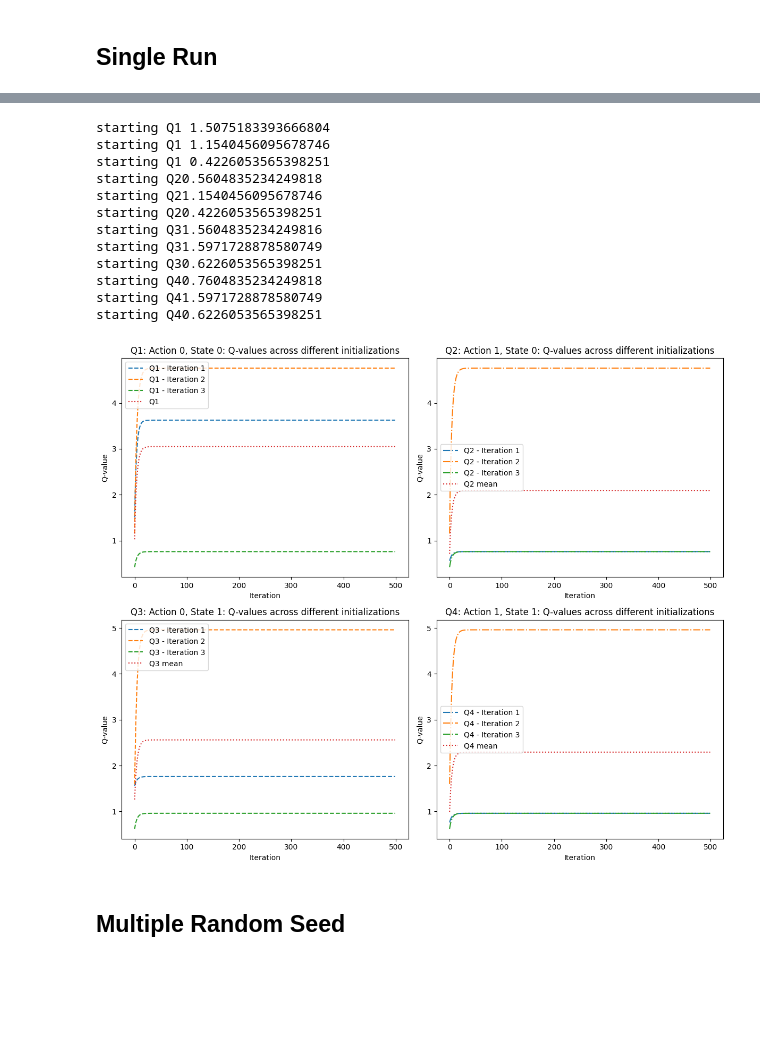
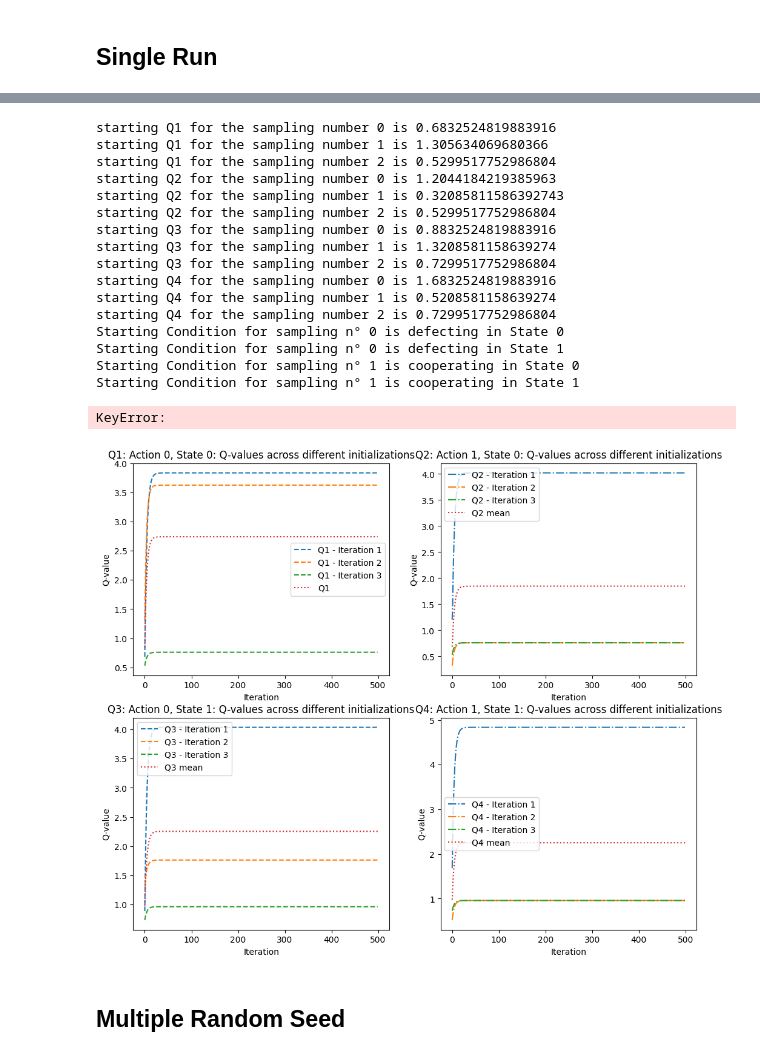
Before and after one commit to AE452/SDES, a Jupyter notebook: SingleAgent_debug_analysis.ipynb, the cells around one changed output, grey strips where cells are left out. Drawn from its saved outputs; the diff is of its cells as text; code cells hidden in the pictures; blank space fills up the shorter version.

Commit message:
added initial condition

```diff
--- a/SingleAgent_debug_analysis.ipynb
+++ b/SingleAgent_debug_analysis.ipynb
@@ -108,46 +110,78 @@ axs[0, 1].set_ylabel("Q-value")
 axs[0, 1].legend()
 
 # Plot all Q3 values from all DataFrames in a single subplot
 for i in range(len(dfs)):
     print(f"starting Q3 for the sampling number {i} is {dfs[i]['Q3'][0]}")
     axs[1, 0].plot(dfs[i]['Q3'], linestyle='--', label=f"Q3 - Iteration {i+1}")
 axs[1, 0].plot(mean_df['Q3'], linestyle=':', label=f"Q3 mean")
 
 axs[1, 0].set_title("Q3: Action 0, State 1: Q-values across different initializations")
 axs[1, 0].set_xlabel("Iteration")
 axs[1, 0].set_ylabel("Q-value")
 axs[1, 0].legend()
 
 # Plot all Q4 values from all DataFrames in a single subplot
 for i in range(len(dfs)):
     print(f"starting Q4 for the sampling number {i} is {dfs[i]['Q4'][0]}")
     axs[1, 1].plot(dfs[i]['Q4'], linestyle='-.', label=f"Q4 - Iteration {i+1}")
 axs[1, 1].plot(mean_df['Q4'], linestyle=':', label=f"Q4 mean")
 
 axs[1, 1].set_title("Q4: Action 1, State 1: Q-values across different initializations")
 axs[1, 1].set_xlabel("Iteration")
 axs[1, 1].set_ylabel("Q-value")
 axs[1, 1].legend()
 
+
+for i in range(len(dfs)):
+    if dfs[i]['Q1'][0] > dfs[i]['Q2'][0]:
+        print(f'Starting Condition for sampling n° {i} is cooperating in State 0')
+
+    elif dfs[i]['Q1'][0] < dfs[i]['Q2'][0]:
+        print(f'Starting Condition for sampling n° {i} is defecting in State 0')
+
+    elif dfs[i]['Q1'][0] == dfs[i]['Q2'][0]:
+        print(f'Starting Condition for sampling n° {i} is exactly the same value for Q00 and Q01 in State 0')
+    else:
+        raise KeyError
+
+    if dfs[i]['Q3'][0] > dfs[i]['Q4'][0]:
+        print(f'Starting Condition for sampling n° {i} is cooperating in State 1')
+
+    elif dfs[i]['Q3'][0] < dfs[i]['Q4'][0]:
+        print(f'Starting Condition for sampling n° {i} is defecting in State 1')
+    elif dfs[i]['Q3'][0] == dfs[i]['Q4'][0]:
+        print(f'Starting Condition for sampling n° {i} is exactly the same value for Q10 and Q11 in State 1')
+
+    else:
+        raise KeyError
+
+
+
+    dfs[i]['Q3'][0] > dfs[i]['Q4'][0]
 # Adjust the layout to avoid overlapping
 plt.tight_layout()
 
 # Show the plot for all Q-values combined
 plt.show()
 # %% [output]
-starting Q1 1.5075183393666804
-starting Q1 1.1540456095678746
-starting Q1 0.4226053565398251
-starting Q20.5604835234249818
-starting Q21.1540456095678746
-starting Q20.4226053565398251
-starting Q31.5604835234249816
-starting Q31.5971728878580749
-starting Q30.6226053565398251
-starting Q40.7604835234249818
-starting Q41.5971728878580749
-starting Q40.6226053565398251
+starting Q1 for the sampling number 0 is 0.6832524819883916
+starting Q1 for the sampling number 1 is 1.305634069680366
+starting Q1 for the sampling number 2 is 0.5299517752986804
+starting Q2 for the sampling number 0 is 1.2044184219385963
+starting Q2 for the sampling number 1 is 0.32085811586392743
+starting Q2 for the sampling number 2 is 0.5299517752986804
+starting Q3 for the sampling number 0 is 0.8832524819883916
+starting Q3 for the sampling number 1 is 1.3208581158639274
+starting Q3 for the sampling number 2 is 0.7299517752986804
+starting Q4 for the sampling number 0 is 1.6832524819883916
+starting Q4 for the sampling number 1 is 0.5208581158639274
+starting Q4 for the sampling number 2 is 0.7299517752986804
+Starting Condition for sampling n° 0 is defecting in State 0
+Starting Condition for sampling n° 0 is defecting in State 1
+Starting Condition for sampling n° 1 is cooperating in State 0
+Starting Condition for sampling n° 1 is cooperating in State 1
+KeyError:
-[figure, old version]
+[figure, new version]
 # %% [markdown]
 ## Multiple Random Seed
 # %%
```
Also changed, not shown: parts of 2 cells of this notebook.
